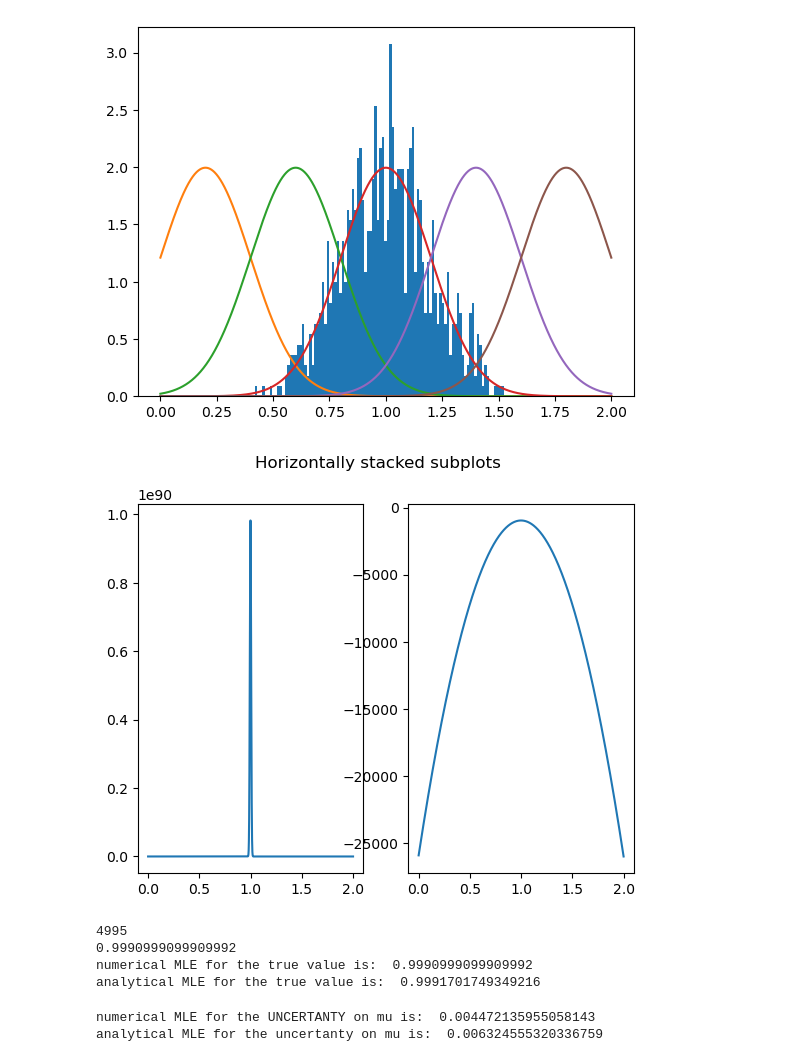
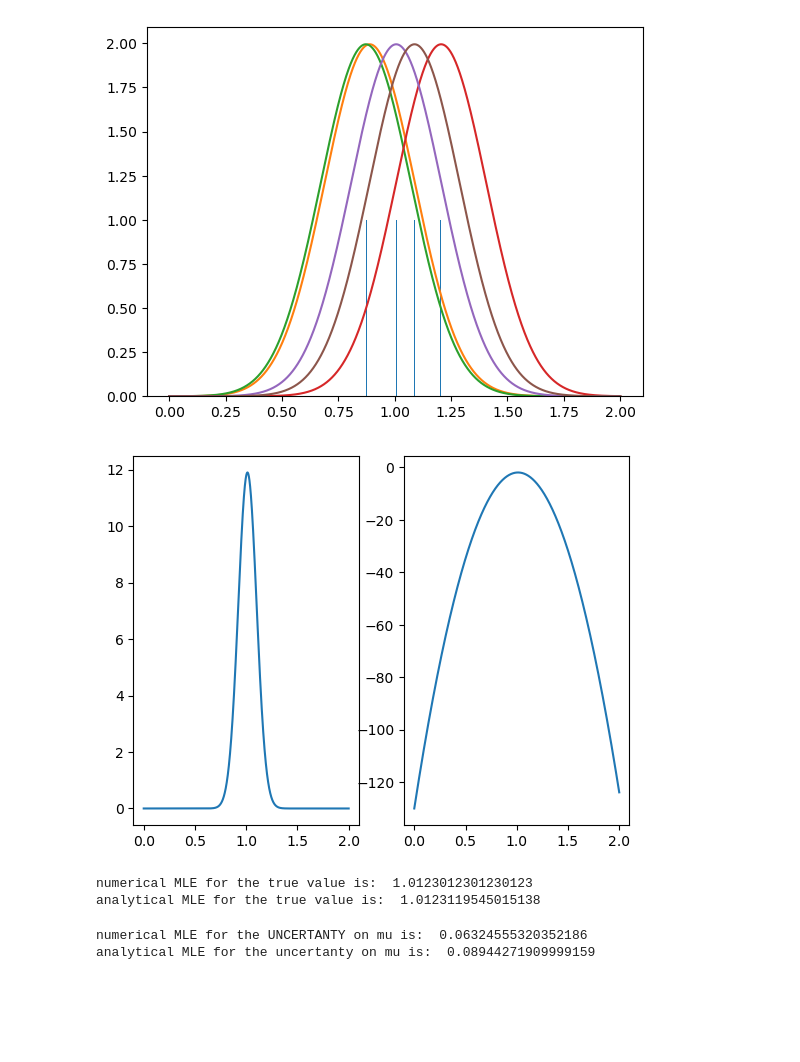
Before and after one commit to robertoinfurna/astrostatistics_bicocca_2024, a Jupyter notebook: working/Maximum_likelihood.ipynb, the cells around one changed output. Saved outputs shown, nothing was run; the diff lists cells and outputs as text; code cells hidden in the pictures; blank space fills up the shorter version.

```diff
--- a/working/Maximum_likelihood.ipynb
+++ b/working/Maximum_likelihood.ipynb
@@ -4,7 +4,7 @@ import matplotlib.pyplot as plt
 import random
 # %%
 measurements = []
-N = 1000
+N = 5
 for i in range(N):
     measurements.append(random.gauss(1,0.2)) #numbers from a given distribution with mu=1, sigma=0.2
 plt.hist(measurements,100)
@@ -20,56 +20,55 @@ def gaussian_analytical(mu,sigma):
 def gaussian_probability(x, mu,sigma):
     return (1.0 / (np.sqrt(2.0 * np.pi) * sigma))*np.exp(-(x-mu)**2 /(2*sigma**2)) #analytical gaussian function
 
-plt.hist(measurements,100, density=True)
+plt.hist(measurements,100) #density=True
 
-for x_i in [0.2, 0.6, 1., 1.4, 1.8]:
+for x_i in measurements:
     plt.plot(x,gaussian_analytical(x_i,0.2))
 # %% [output]
-[figure, old version]
+[figure, new version]
 # %%
 #MLE approach to get the best estimation on mu
 
 x = np.linspace(0,2,10000)
 
 def likelihood_gaus(measurements, mu_parameter, sigma_parameter):
     L = 1.
     for x in measurements: L = L*gaussian_probability(x,mu_parameter, sigma_parameter)
     return L
 
 def log_likelihood_gaus(measurements, mu_parameter, sigma_parameter): #is it usefull to use this?
     log_L = 0
     for x in measurements: log_L += -((x-mu_parameter)/sigma_parameter)**2
-    return log_L
+    return log_L #return np.log(likelihood_gaus(measurements, mu_parameter, sigma_parameter))
 
 likelihood_gaus = likelihood_gaus(measurements, x, 0.2)
 log_likelihood_gaus = log_likelihood_gaus(measurements, x, 0.2)
 
 fig, (ax1, ax2) = plt.subplots(1, 2)
-fig.suptitle('Horizontally stacked subplots')
+#fig.suptitle('Horizontally stacked subplots')
 ax1.plot(x, likelihood_gaus)
 ax2.plot(x, log_likelihood_gaus)
 plt.show()
 
 #to find the maximum likelihood estimator NUMERICALLY
 max_index = np.argsort(log_likelihood_gaus)[::-1][0]
 mu = x[max_index]
 print("numerical MLE for the true value is: ",mu)
 
 #we can compare it with the mean (ANALYTICAL MLE):
 print("analytical MLE for the true value is: ",np.mean(measurements))
 # %% [output]
-[figure, old version]
+[figure, new version]
-4995
-0.9990999099909992
-numerical MLE for the true value is:  0.9990999099909992
-analytical MLE for the true value is:  0.9991701749349216
+numerical MLE for the true value is:  1.0123012301230123
+analytical MLE for the true value is:  1.0123119545015138
 # %%
 #to find the error we use Fisher matrix
 #we need second derivative of log_L computed in the real value estimator computed above
-x = np.linspace(0,2,10000)
+
 dx = np.diff(x)[0]
 der_log_L = np.diff(log_likelihood_gaus)/dx #derivative of function log_L
 der2_log_L = np.diff(der_log_L)/dx #second derivative of function log L
+#if we want to plot derivative and second derivative of log function
 #x = np.delete(x, len(x)-1)
 #plt.plot(x,der_log_L)
 #x = np.delete(x, len(x)-1)
@@ -80,6 +79,6 @@ print("numerical MLE for the UNCERTANTY on mu is: ",sigma_mu)
 #we can compare it with the mean (ANALYTICAL MLE):
 print("analytical MLE for the uncertanty on mu is: ",0.2/np.sqrt(N))
 # %% [output]
-numerical MLE for the UNCERTANTY on mu is:  0.004472135955058143
-analytical MLE for the uncertanty on mu is:  0.006324555320336759
+numerical MLE for the UNCERTANTY on mu is:  0.06324555320352186
+analytical MLE for the uncertanty on mu is:  0.08944271909999159
 # %%
```
Also changed, not shown: parts of 5 cells of this notebook.
